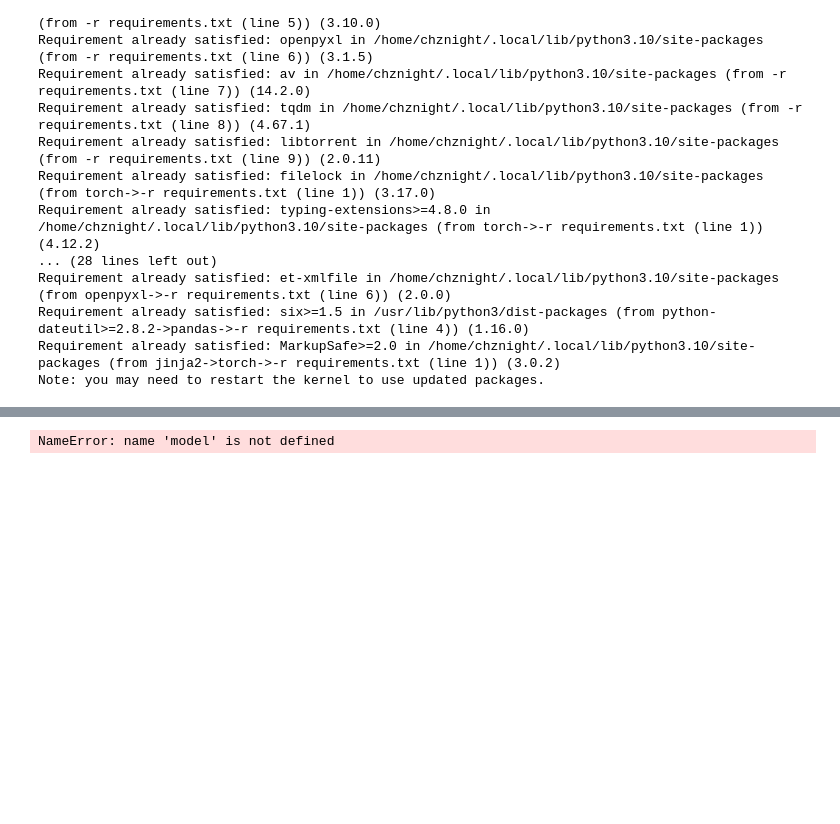
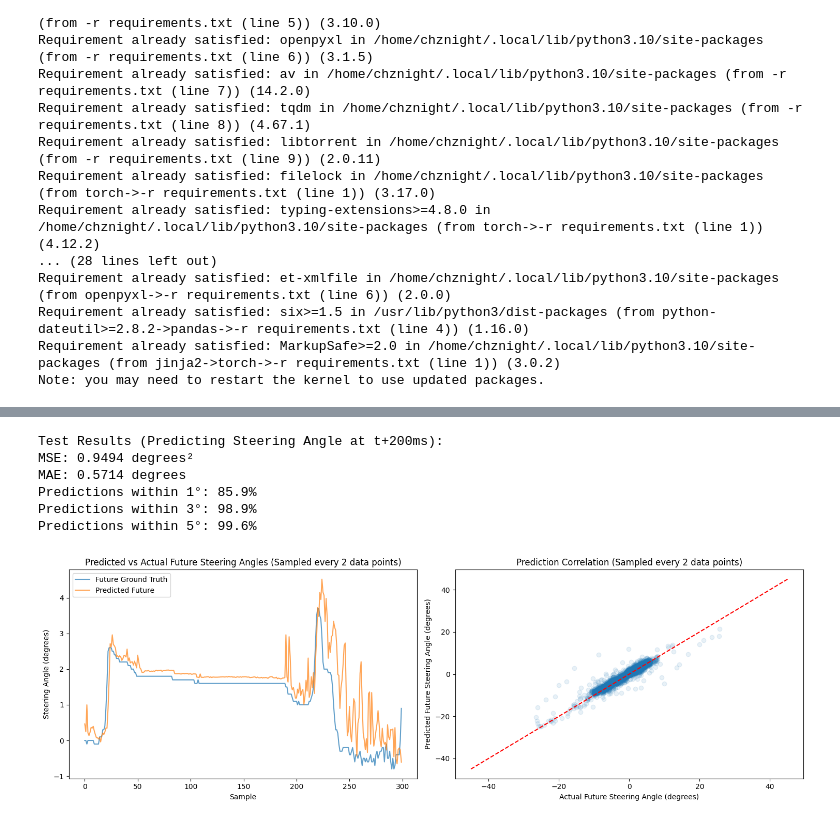
Before and after one commit to gh0stintheshe11/SteerNet, a Jupyter notebook: v4_CNN_MobileNetV2.ipynb, the cells around one changed output, grey strips where cells are left out. Cells and saved outputs as stored; diff of their text form; code cells hidden in the pictures; blank space fills up the shorter version.

```diff
--- a/v4_CNN_MobileNetV2.ipynb
+++ b/v4_CNN_MobileNetV2.ipynb
@@ -474,6 +480,6 @@ Epoch 10: Train Loss: 0.4166, Val Loss: 1.5174
 # %%
-model = SteeringAngleCNN()
-model.load_state_dict(torch.load('v4_CNN2.pth'))
+#model = SteeringAngleCNN()
+#model.load_state_dict(torch.load('v4_CNN2.pth'))
 model.eval()
 
 def test_model_multibatch(model, test_loader, sample_rate=2):
@@ -515,34 +521,40 @@ def test_model_multibatch(model, test_loader, sample_rate=2):
     print(f"Predictions within 5°: {within_5_deg:.1f}%")
 
     # Sample every 'sample_rate' points for visualization
     sampled_preds = all_preds[::sample_rate]
     sampled_targets = all_targets[::sample_rate]
 
     # Visualizations
     plt.figure(figsize=(15, 5))
 
     # Prediction vs Ground Truth (with sampled data points)
     plt.subplot(1, 2, 1)
     plt.plot(sampled_targets[1600:1900], label='Future Ground Truth', alpha=0.7)
     plt.plot(sampled_preds[1600:1900], label='Predicted Future', alpha=0.7)
     plt.xlabel('Sample')
     plt.ylabel('Steering Angle (degrees)')
     plt.title(f'Predicted vs Actual Future Steering Angles (Sampled every {sample_rate} data points)')
     plt.legend()
 
     # Correlation plot (with sampled data points)
     plt.subplot(1, 2, 2)
     plt.scatter(sampled_targets, sampled_preds, alpha=0.1)
     plt.plot([-45, 45], [-45, 45], 'r--')
     plt.xlabel('Actual Future Steering Angle (degrees)')
     plt.ylabel('Predicted Future Steering Angle (degrees)')
     plt.title(f'Prediction Correlation (Sampled every {sample_rate} data points)')
 
     plt.tight_layout()
     plt.show()
 test_model_multibatch(model, test_loader)
 # %% [output]
-NameError: name 'model' is not defined
+Test Results (Predicting Steering Angle at t+200ms):
+MSE: 0.9494 degrees²
+MAE: 0.5714 degrees
+Predictions within 1°: 85.9%
+Predictions within 3°: 98.9%
+Predictions within 5°: 99.6%
+[figure, added]
 # %%
 def visualize_most_wrong_predictions_all_batches(model, test_loader, max_batches=80):
     model.eval()
```
Also changed, not shown: parts of 3 cells of this notebook, 3 other files.
